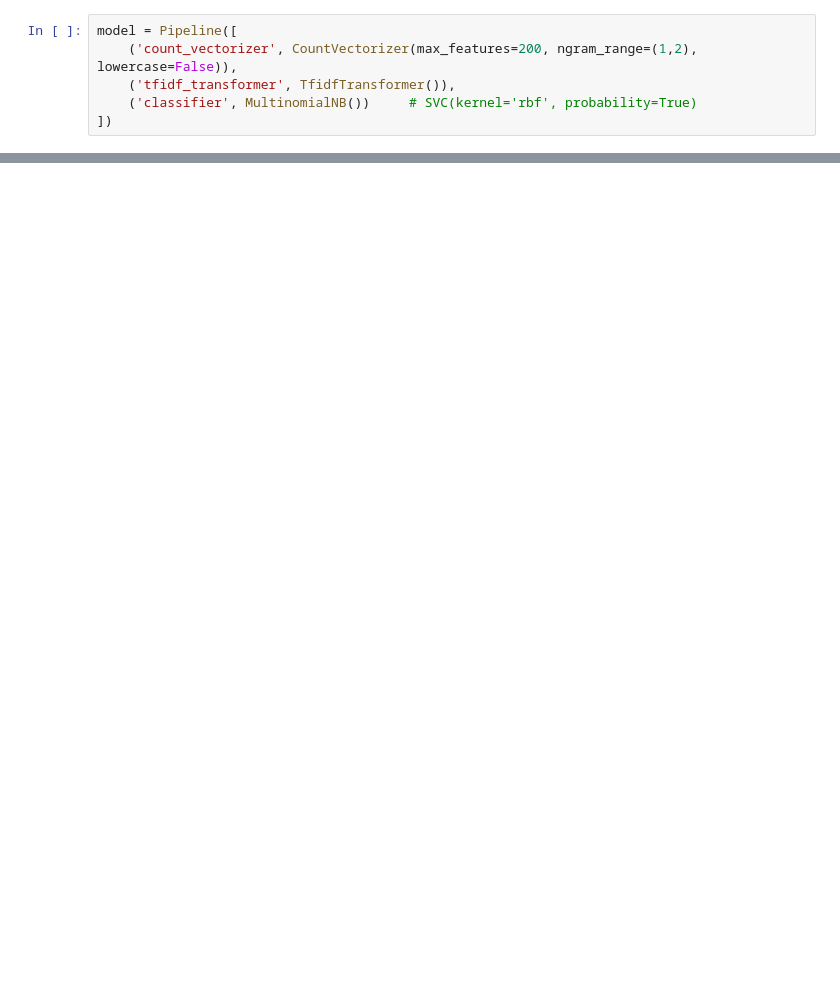
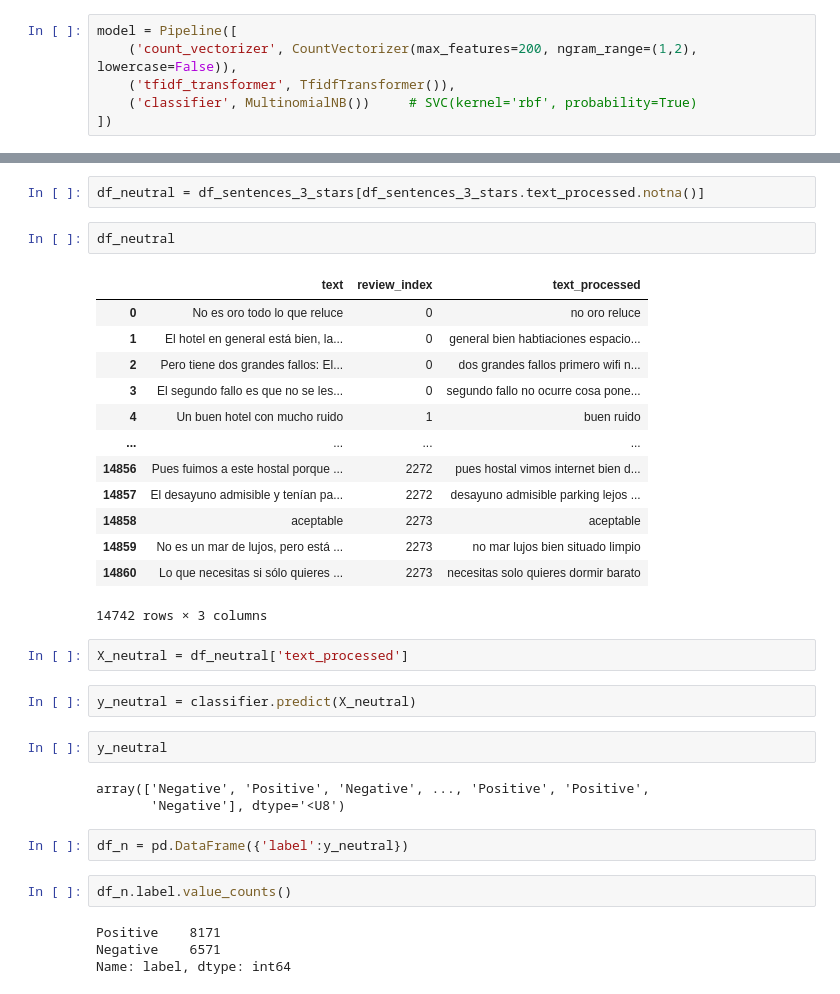
Before and after one commit to molkrovic/Hotel_reviews_classification, a Jupyter notebook: src/neutral.ipynb, the cells around one changed output, grey strips where cells are left out. Saved outputs shown, nothing was run; the diff lists cells and outputs as text; blank space fills up the shorter version.

```diff
--- a/src/neutral.ipynb
+++ b/src/neutral.ipynb
@@ -116,0 +190,35 @@ Pipeline(steps=[('count_vectorizer',
+# %%
+df_neutral = df_sentences_3_stars[df_sentences_3_stars.text_processed.notna()]
+# %%
+df_neutral
+# %% [output]
+|  | text | review_index | text_processed |
+| 0 | No es oro todo lo que reluce | 0 | no oro reluce |
+| 1 | El hotel en general está bien, la... | 0 | general bien habtiaciones espacio... |
+| 2 | Pero tiene dos grandes fallos: El... | 0 | dos grandes fallos primero wifi n... |
+| 3 | El segundo fallo es que no se les... | 0 | segundo fallo no ocurre cosa pone... |
+| 4 | Un buen hotel con mucho ruido | 1 | buen ruido |
+| ... | ... | ... | ... |
+| 14856 | Pues fuimos a este hostal porque ... | 2272 | pues hostal vimos internet bien d... |
+| 14857 | El desayuno admisible y tenían pa... | 2272 | desayuno admisible parking lejos ... |
+| 14858 | aceptable | 2273 | aceptable |
+| 14859 | No es un mar de lujos, pero está ... | 2273 | no mar lujos bien situado limpio |
+| 14860 | Lo que necesitas si sólo quieres ... | 2273 | necesitas solo quieres dormir barato |
+14742 rows × 3 columns
+# %%
+X_neutral = df_neutral['text_processed']
+# %%
+y_neutral = classifier.predict(X_neutral)
+# %%
+y_neutral
+# %% [output]
+array(['Negative', 'Positive', 'Negative', ..., 'Positive', 'Positive',
+       'Negative'], dtype='<U8')
+# %%
+df_n = pd.DataFrame({'label':y_neutral})
+# %%
+df_n.label.value_counts()
+# %% [output]
+Positive    8171
+Negative    6571
+Name: label, dtype: int64
```
Also changed, not shown: parts of 20 cells of this notebook, 11 other files.
